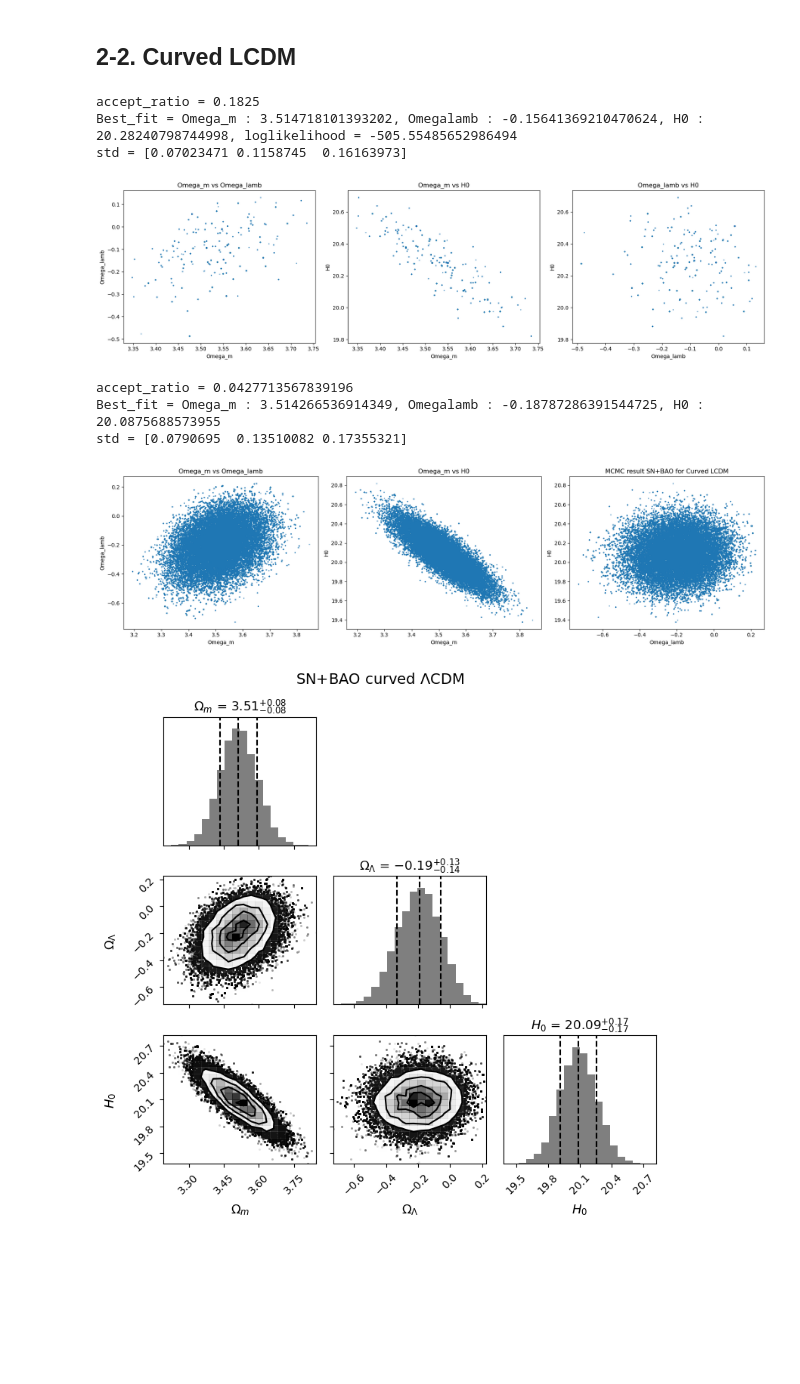
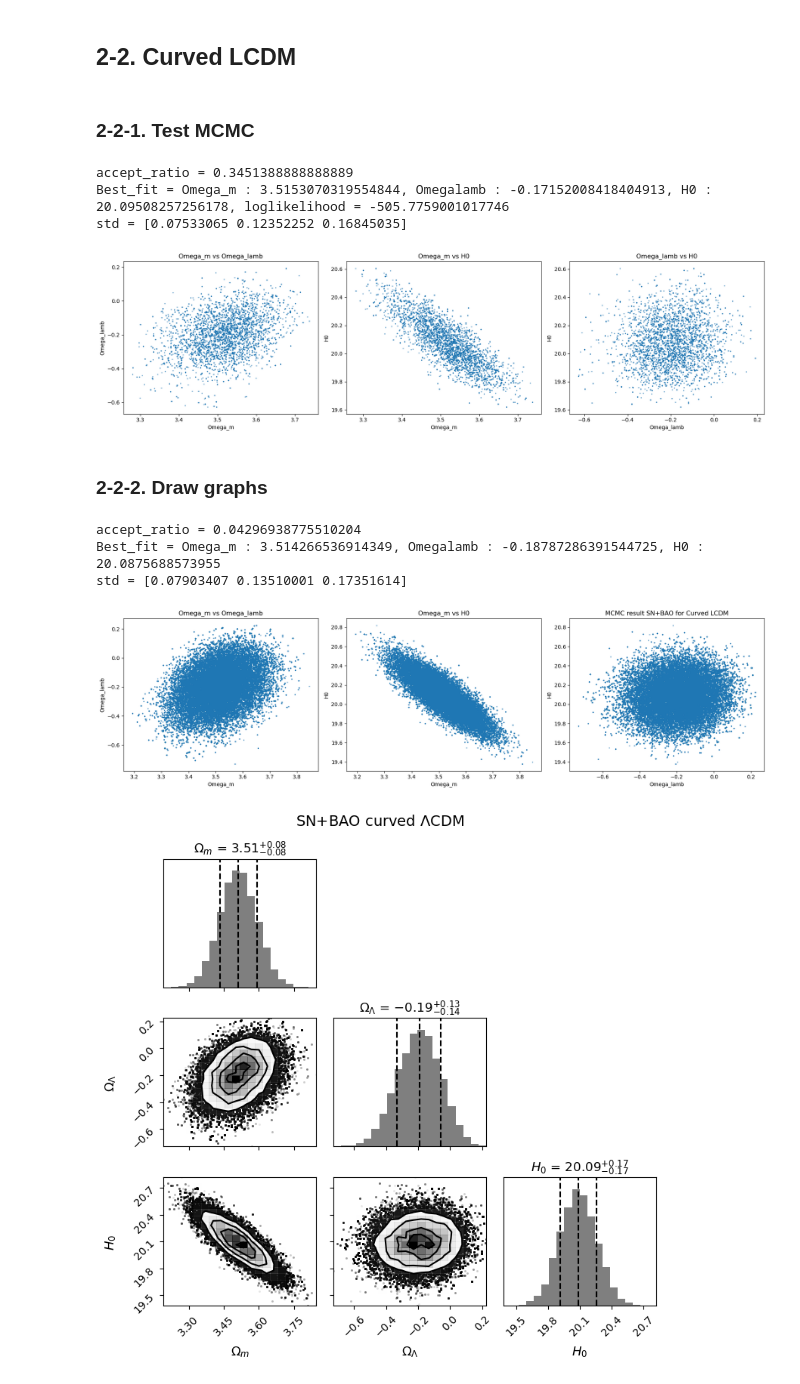
Before and after one commit to john1256/KASI_Ms, a Jupyter notebook: 2025/Field_research/Midterm_proj2_analmarg.ipynb, the cells around one changed output. Drawn from its saved outputs; the diff is of its cells as text; code cells hidden in the pictures; blank space fills up the shorter version.

```diff
--- a/2025/Field_research/Midterm_proj2_analmarg.ipynb
+++ b/2025/Field_research/Midterm_proj2_analmarg.ipynb
@@ -192,3 +180,5 @@ EXMOS 4 0.597 58.64 1.292
+# %%
+BAO_data = pd.read_csv('./Data/BAO_data.csv', sep=',', engine='python')
 # %% [markdown]
 ## 2-1. Flat LCDM
 # %%
@@ -203,9 +193,9 @@ import multiprocess as mp
 def run_mcmc_test(seed):
     np.random.seed(seed)
     Prior2 = np.array([[0., 4.66594018],[1, 36.39070654]])
-    std = np.array([0., 0.57213598])
-    normal_vec = np.array([0.0003, 0.11904393])*0.5
-    paraminit = np.array([0.9999742233029345,  22.850391597263012]) + np.random.normal(0,std)
+    std = np.array([0.,  0.11162995])
+    normal_vec = np.array([0.0003614, 0.11162995])*2.
+    paraminit = np.array([0.9999742233029345,  31.689002893196257]) + np.random.normal(0,std)
     nstep = int(1e3)
     return ufb.MCMC_BAO(ufb.Other_stuff_flat, ufb.BAO_flat, paraminit, sndata,BAO_data, nstep, normal_vec, Prior2)
 # %%
@@ -238,14 +229,14 @@ std = [5.44893098e-05 3.71646411e-02]
 # real analysis
 results = np.load(f'./Results/MCMC_flat_SN+BAO_0.npy'), np.load(f'./Results/MCMC_flat_SN+BAO_1.npy'), np.load(f'./Results/MCMC_flat_SN+BAO_2.npy'), np.load(f'./Results/MCMC_flat_SN+BAO_3.npy')
 burn_in = 1000
-MCMC_test = np.concatenate((results[0][:, burn_in:], results[1][:, burn_in:], results[2][:, burn_in:], results[3][:, burn_in:]), axis=1)
-accept_ratio = np.unique(MCMC_test).shape[0] / (4*1.5*1e5-4*burn_in)
-Best_fit = MCMC_test[:,np.argmax(MCMC_test[-1])]
-std = np.std(MCMC_test[0:2], axis=1)
+MCMC_fin = np.concatenate((results[0][:, burn_in:], results[1][:, burn_in:], results[2][:, burn_in:], results[3][:, burn_in:]), axis=1)
+accept_ratio = np.unique(MCMC_fin, axis=1).shape[1] / MCMC_fin.shape[1]
+Best_fit = MCMC_fin[:,np.argmax(MCMC_fin[-1])]
+std = np.std(MCMC_fin[0:2], axis=1)
 print(f'accept_ratio = {accept_ratio}')
 print(f'Best_fit = Omega_m : {Best_fit[0]}, Omegalamb : {Best_fit[1]}')
 print(f'std = {std}')
-plt.scatter(MCMC_test[0], MCMC_test[1], s=2, alpha=0.5)
+plt.scatter(MCMC_fin[0], MCMC_fin[1], s=2, alpha=0.5)
 plt.xlabel(r'$\Omega_m$')
 plt.ylabel(r'$H_0$')
 plt.title('MCMC result SN + BAO for Flat LCDM')
@@ -264,5 +255,7 @@ fig.tight_layout()
 [figure]
 # %% [markdown]
 ## 2-2. Curved LCDM
+# %% [markdown]
+### 2-2-1. Test MCMC
 # %%
 import sys
@@ -272,11 +265,11 @@ import multiprocess as mp
 # %%
 def run_mcmc_test(seed):
     np.random.seed(seed)
-    Prior2 = np.array([[0., -3., 4.66594018],[20, 3, 35.39070654]])
-    std = np.array([0.2096627, 0.0, 2.945705])
-    normal_vec = np.array([0.7, 0.1, 1])*0.5
-    paraminit = np.array([3.5,  0.1,20]) + np.random.normal(0,std)
-    nstep = int(1e3)
+    Prior2 = np.array([[0., -3., 4.66594018],[20, 1., 35.39070654]])
+    std = np.array([0.0790695, 0.13510082, 0.17355321])
+    normal_vec = np.array([0.0590695, 0.08, 0.11])
+    paraminit = np.array([3.518803845192434,  -0.19403381170893674,20.071034556246392]) + np.random.normal(0,std)
+    nstep = int(2*1e3)
     return ucb.MCMC_BAO(ucb.Other_stuff_curved, ucb.BAO_curved, paraminit, sndata,BAO_data, nstep, normal_vec, Prior2)
 # %%
 n_chain = 4
@@ -286,38 +279,40 @@ with mp.Pool(processes=n_chain) as pool:
 burn_in = 200
 MCMC_test = np.concatenate((results[0][:, burn_in:], results[1][:, burn_in:], results[2][:, burn_in:], results[3][:, burn_in:]), axis=1)
 # %%
-accept_ratio = np.unique(MCMC_test).shape[0] / (4e3-burn_in*4)
+accept_ratio = np.unique(MCMC_test, axis=1).shape[1] / MCMC_test.shape[1]
 Best_fit = MCMC_test[:,np.argmax(MCMC_test[-1])]
 std = np.std(MCMC_test[0:3], axis=1)
 print(f'accept_ratio = {accept_ratio}')
 print(f'Best_fit = Omega_m : {Best_fit[0]}, Omegalamb : {Best_fit[1]}, H0 : {Best_fit[2]}, loglikelihood = {Best_fit[-1]}')
 print(f'std = {std}')
 fig, axs = plt.subplots(1, 3, figsize=(18, 5))
 
 # 1. Omega_m vs Omega_lamb
 axs[0].scatter(MCMC_test[0], MCMC_test[1], s=2, alpha=0.5)
 axs[0].set_xlabel('Omega_m')
 axs[0].set_ylabel('Omega_lamb')
 axs[0].set_title('Omega_m vs Omega_lamb')
 
 # 2. Omega_m vs H0
 axs[1].scatter(MCMC_test[0], MCMC_test[2], s=2, alpha=0.5)
 axs[1].set_xlabel('Omega_m')
 axs[1].set_ylabel('H0')
 axs[1].set_title('Omega_m vs H0')
 
 # 3. Omega_lamb vs H0
 axs[2].scatter(MCMC_test[1], MCMC_test[2], s=2, alpha=0.5)
 axs[2].set_xlabel('Omega_lamb')
 axs[2].set_ylabel('H0')
 axs[2].set_title('Omega_lamb vs H0')
 
 plt.tight_layout()
 plt.show()
 # %% [output]
-accept_ratio = 0.1825
-Best_fit = Omega_m : 3.514718101393202, Omegalamb : -0.15641369210470624, H0 : 20.28240798744998, loglikelihood = -505.55485652986494
-std = [0.07023471 0.1158745  0.16163973]
+accept_ratio = 0.3451388888888889
+Best_fit = Omega_m : 3.5153070319554844, Omegalamb : -0.17152008418404913, H0 : 20.09508257256178, loglikelihood = -505.7759001017746
+std = [0.07533065 0.12352252 0.16845035]
-[figure, old version]
+[figure, new version]
+# %% [markdown]
+### 2-2-2. Draw graphs
 # %%
 # showing results
@@ -326,6 +321,6 @@ burn_in = 1000
 MCMC_fin = np.concatenate((results[0][:, burn_in:], results[1][:, burn_in:], results[2][:, burn_in:], results[3][:, burn_in:]), axis=1)
 # %%
-accept_ratio = np.unique(MCMC_fin[0:2]).shape[0] / (4*2*1e5-burn_in*4)
+accept_ratio = np.unique(MCMC_fin[0:2], axis=1).shape[1] / MCMC_fin.shape[1]
 Best_fit = MCMC_fin[:,np.argmax(MCMC_fin[-1])]
 std = np.std(MCMC_fin[0:3], axis=1)
 print(f'accept_ratio = {accept_ratio}')
@@ -355,9 +350,9 @@ plt.tight_layout()
 plt.savefig('MCMC_result_curved_LCDM_SN+BAO.png')
 plt.show()
 # %% [output]
-accept_ratio = 0.0427713567839196
+accept_ratio = 0.04296938775510204
 Best_fit = Omega_m : 3.514266536914349, Omegalamb : -0.18787286391544725, H0 : 20.0875688573955
-std = [0.0790695  0.13510082 0.17355321]
+std = [0.07903407 0.13510001 0.17351614]
 [figure]
 # %%
 arr = MCMC_fin[:3].T
```
Also changed, not shown: parts of 14 cells of this notebook, 7 other files.
